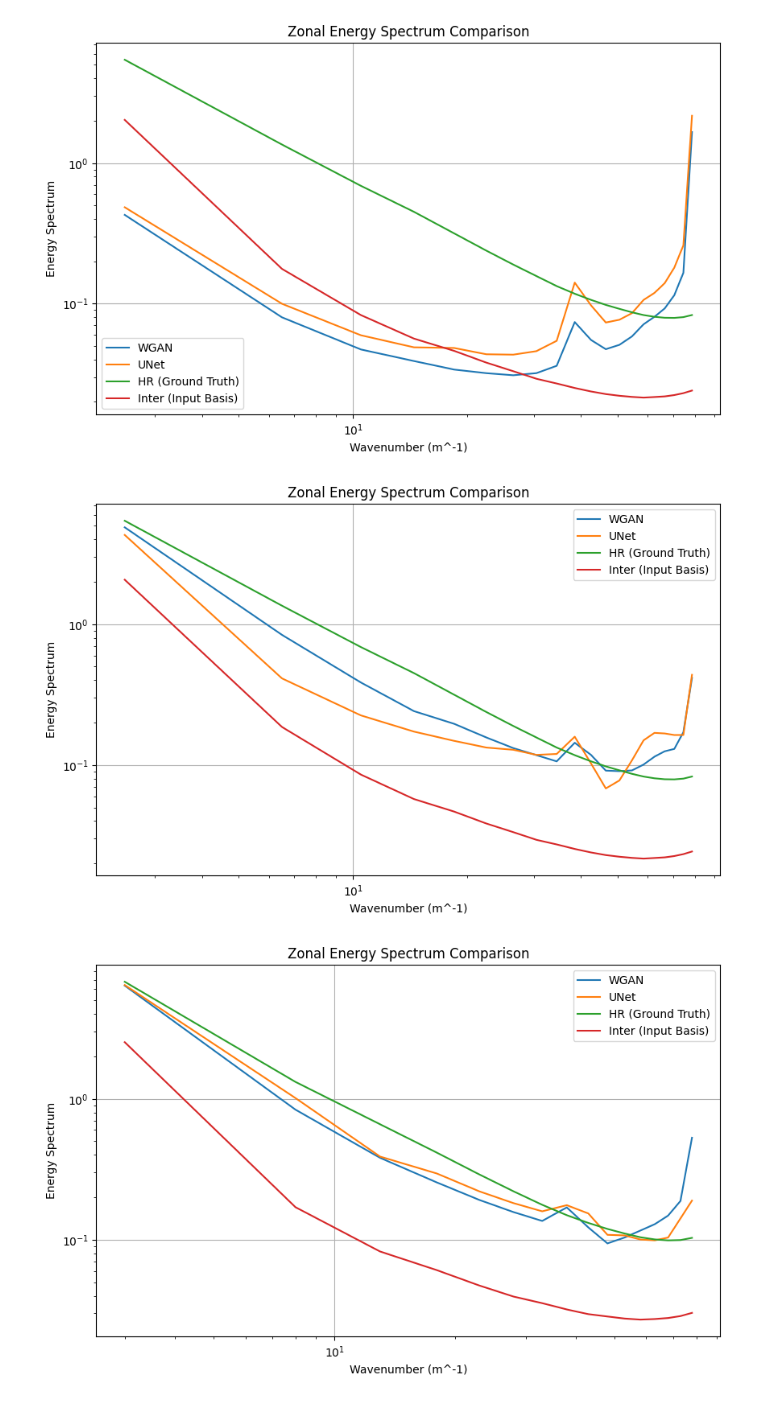
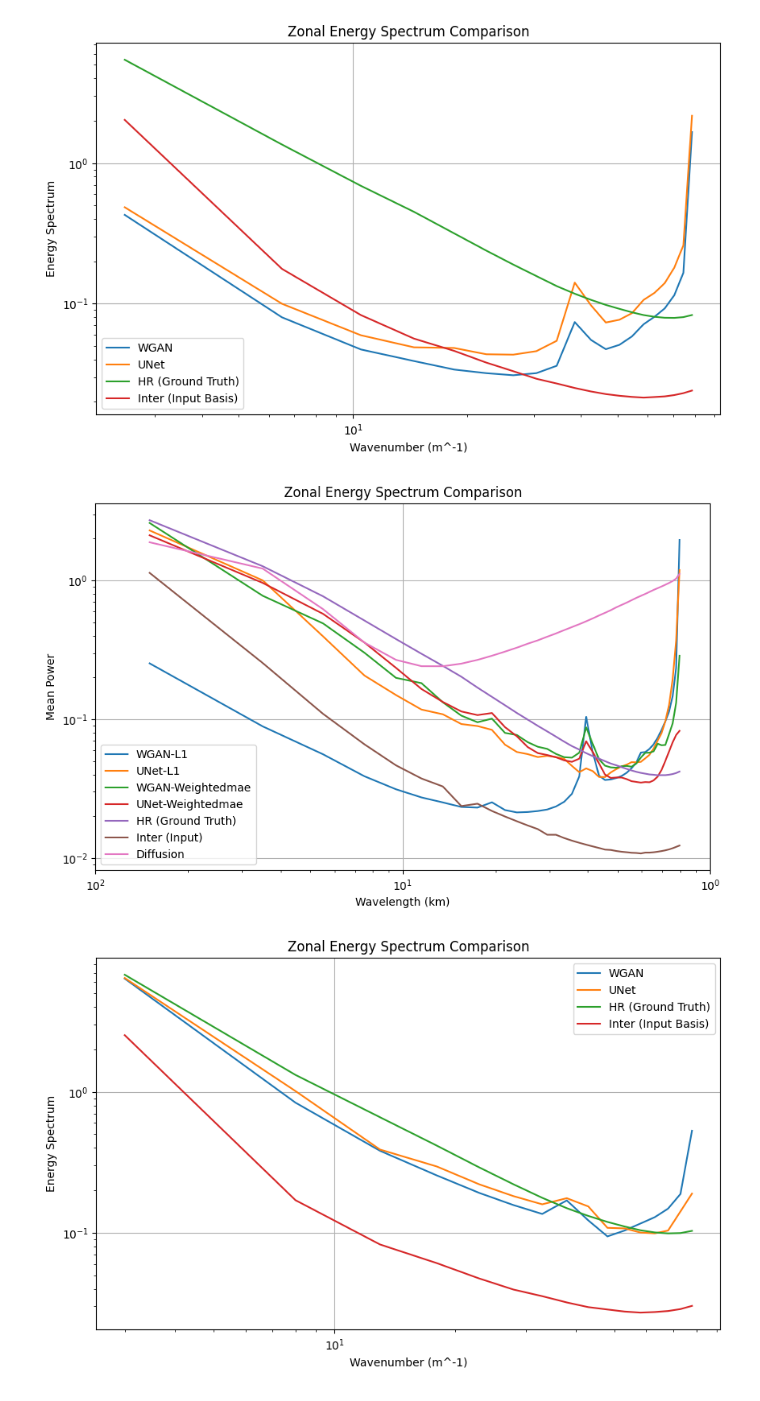
Before and after one commit to masak1112/precipitation_downscaling, a Jupyter notebook: precipitation_downscaling-bing_issue09_bias_correction/power_spectrum.ipynb, the cells around one changed output. Drawn from its saved outputs; the diff is of its cells as text; code cells hidden in the pictures.

```diff
--- a/precipitation_downscaling-bing_issue09_bias_correction/power_spectrum.ipynb
+++ b/precipitation_downscaling-bing_issue09_bias_correction/power_spectrum.ipynb
@@ -305,62 +367,74 @@ import numpy as np
 import matplotlib.pyplot as plt
 import scipy.stats as stats
 
-
 def calculate_zonal_energy_spectrum(data, npix):
-
     fourier_image = np.fft.rfft(data, axis=-1, norm='forward')
     # Adjust the power spectrum to account for both positive and negative frequencies
     one_and_many_twos = np.concatenate(([1], [2] * (fourier_image.shape[-1] - 1)))
-    power_spectrum = np.real(fourier_image  * np.conj(fourier_image))* one_and_many_twos
+    power_spectrum = np.real(fourier_image  * np.conj(fourier_image)) * one_and_many_twos
 
     # Averaging the power spectra across all longitudes
     power_spectrum_mean = np.mean(power_spectrum, axis=0)
 
     # Setup the frequency bins
     kfreq = np.fft.rfftfreq(npix) * npix
-    kbins = np.arange(0.5, npix//2+1, 4)
+    kbins = np.arange(0.5, npix // 2 + 1, 2)
     kvals = 0.5 * (kbins[1:] + kbins[:-1])
 
     # Bin the power spectrum
     Abins = stats.binned_statistic(kfreq, power_spectrum_mean, bins=kbins, statistic="mean")[0]
     Abins *= np.pi * (kbins[1:]**2 - kbins[:-1]**2)  # Normalize to get energy
 
     return Abins, kvals
 
-# Load datasets
-ds_wgan = xr.open_dataset("/cpfs01/projects-HDD/cfff-4a8d9af84f66_HDD/public/ShiXiSheng/yzy/yzy_results/ex31_onestepwgan_cri5_181_025_weightmae_aheadtop_0.008_130epoch/prcp_downs_wgan_year_2020.nc")
-ds_unet = xr.open_dataset("/cpfs01/projects-HDD/cfff-4a8d9af84f66_HDD/public/ShiXiSheng/yzy/yzy_results/ex17_onestepwgan_weightmae_aheadtop_0.008/prcp_downs_wgan_year_2020.nc")
-# xianzaishi10400
-# Process all time steps and average the spectra
 def average_zonal_spectra(ds, var):
     npix = ds.dims['lat']
     spectra = []
     for i in range(ds.dims['time']):
         data = ds[var].isel(time=i).values
         Abins, kvals = calculate_zonal_energy_spectrum(data, npix)
         spectra.append(Abins)
     average_spectrum = np.mean(spectra, axis=0)
     return average_spectrum, kvals
 
-avg_spectrum_wgan, kvals = average_zonal_spectra(ds_wgan, 'fcst')
-avg_spectrum_unet, _ = average_zonal_spectra(ds_unet, 'fcst')
-avg_spectrum_hr, _ = average_zonal_spectra(ds_wgan, 'hr')
-avg_spectrum_inter, _ = average_zonal_spectra(ds_wgan, 'inter')
+# Load datasets
+ds_l1_unet = xr.open_dataset("/cpfs01/projects-HDD/cfff-4a8d9af84f66_HDD/public/ShiXiSheng/yzy/yzy_results/ex7_5_onestep_l1_nofc_aheadtop_5_addprecipnorm/prcp_downs_unet_year_2020.nc")
+ds_l1_wgan = xr.open_dataset("/cpfs01/projects-HDD/cfff-4a8d9af84f66_HDD/public/ShiXiSheng/yzy/yzy_results/ex31_3_onestepwgan_cri5_181_025_l1_aheadtop_10_180epoch/prcp_downs_wgan_year_2020.nc")
+ds_weightedmae_wgan = xr.open_dataset("/cpfs01/projects-HDD/cfff-4a8d9af84f66_HDD/public/ShiXiSheng/yzy/yzy_results/ex31_onestepwgan_cri5_181_025_weightmae_aheadtop_0.008_130epoch/prcp_downs_wgan_year_2020.nc")
+ds_weightedmae_unet = xr.open_dataset("/cpfs01/projects-HDD/cfff-4a8d9af84f66_HDD/public/ShiXiSheng/yzy/yzy_results/ex14_onestep_weightmae_aheadtop_0.008/prcp_downs_unet_year_2020.nc")
+ds_diffusion = xr.open_dataset("/cpfs01/projects-HDD/cfff-4a8d9af84f66_HDD/public/ShiXiSheng/yzy/yzy_results/ex61_onestepdiffusion_dividemax_minmaxnormlazie_timesteps250_l2_droptop_0.5_150epoch/corrected_prcp_downs_global.nc")
+
+# Process all time steps and average the spectra
+avg_spectrum_l1_wgan, kvals = average_zonal_spectra(ds_l1_wgan, 'fcst')
+avg_spectrum_l1_unet, _ = average_zonal_spectra(ds_l1_unet, 'fcst')
+avg_spectrum_weightedmae_wgan, kvals = average_zonal_spectra(ds_weightedmae_wgan, 'fcst')
+avg_spectrum_weightedmae_unet, _ = average_zonal_spectra(ds_weightedmae_unet, 'fcst')
+avg_spectrum_hr, _ = average_zonal_spectra(ds_weightedmae_wgan, 'hr')
+avg_spectrum_inter, _ = average_zonal_spectra(ds_weightedmae_wgan, 'inter')
+avg_spectrum_diffusion, _ = average_zonal_spectra(ds_diffusion, 'fcst_corrected')
 
 # Plot the results
 plt.figure(figsize=(10, 6))
-plt.loglog(kvals, avg_spectrum_wgan, label='WGAN')
-plt.loglog(kvals, avg_spectrum_unet, label='UNet')
+plt.loglog(kvals, avg_spectrum_l1_wgan, label='WGAN-L1')
+plt.loglog(kvals, avg_spectrum_l1_unet, label='UNet-L1')
+plt.loglog(kvals, avg_spectrum_weightedmae_wgan, label='WGAN-Weightedmae')
+plt.loglog(kvals, avg_spectrum_weightedmae_unet, label='UNet-Weightedmae')
 plt.loglog(kvals, avg_spectrum_hr, label='HR (Ground Truth)')
-plt.loglog(kvals, avg_spectrum_inter, label='Inter (Input Basis)')
-plt.xlabel('Wavenumber (m^-1)')
-plt.ylabel('Energy Spectrum')
+plt.loglog(kvals, avg_spectrum_inter, label='Inter (Input)')
+plt.loglog(kvals, avg_spectrum_diffusion, label='Diffusion')
+
+# 设置X轴和Y轴
+plt.xticks([1, 10, 100], ['$\mathrm{10^2}$', '$\mathrm{10^1}$', '$\mathrm{10^0}$'])
+plt.xlabel("Wavelength (km)")
+plt.ylabel("Mean Power")
+
+# 其他图形设置
 plt.title('Zonal Energy Spectrum Comparison')
 plt.legend()
 plt.grid(True)
 plt.show()
 # %% [output]
-[figure, old version]
+[figure, new version]
 # %%
 import xarray as xr
 import numpy as np
```
Also changed, not shown: parts of 3 cells of this notebook, 26 other files.
